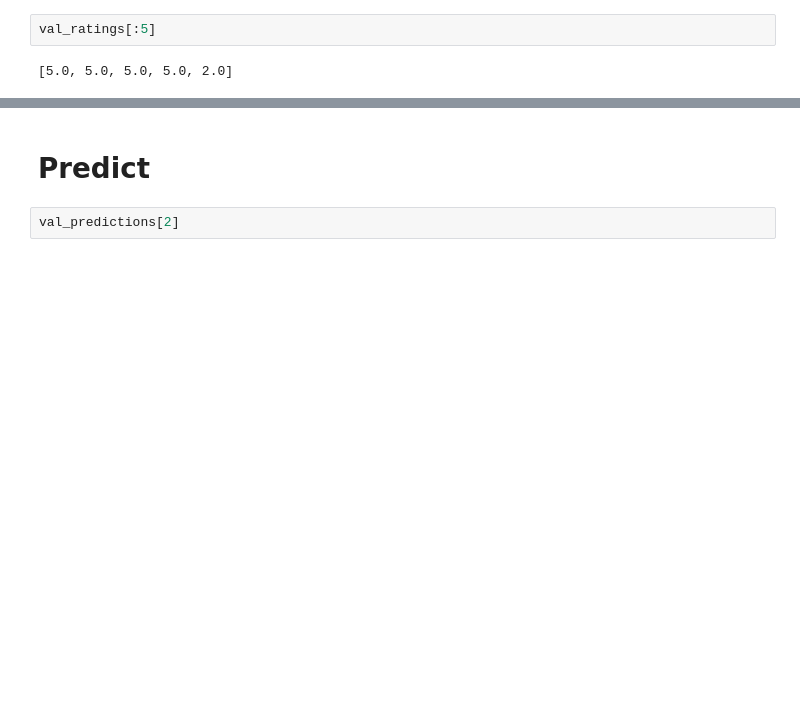
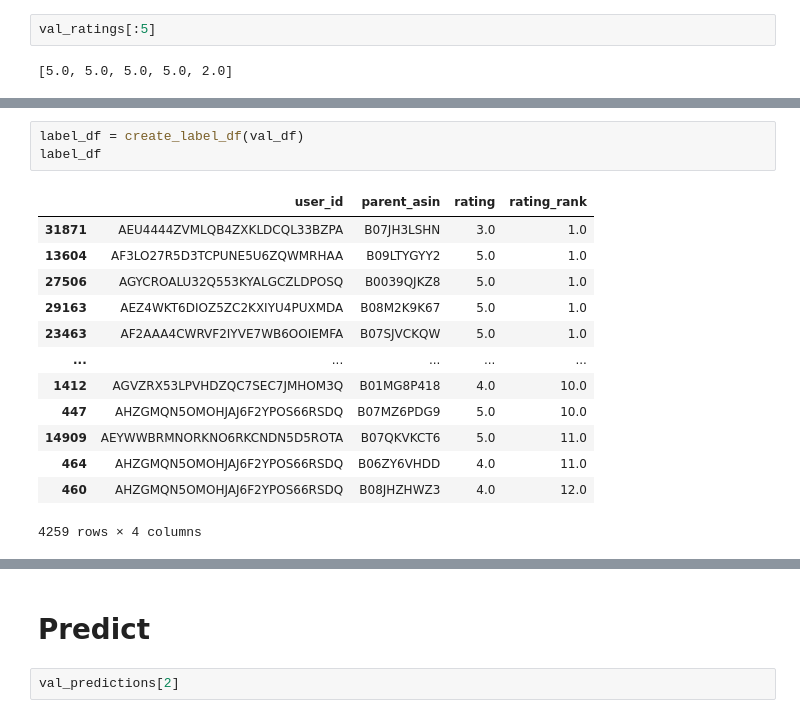
Before and after one commit to dvquy13/reco-algo, a Jupyter notebook: notebooks/cf_i2i.ipynb, the cells around one changed output, grey strips where cells are left out. Drawn from its saved outputs; the diff is of its cells as text; blank space fills up the shorter version.

```diff
--- a/notebooks/cf_i2i.ipynb
+++ b/notebooks/cf_i2i.ipynb
@@ -180,0 +277,17 @@ val_ratings[:5]
+# %%
+label_df = create_label_df(val_df)
+label_df
+# %% [output]
+|  | user_id | parent_asin | rating | rating_rank |
+| 31871 | AEU4444ZVMLQB4ZXKLDCQL33BZPA | B07JH3LSHN | 3.0 | 1.0 |
+| 13604 | AF3LO27R5D3TCPUNE5U6ZQWMRHAA | B09LTYGYY2 | 5.0 | 1.0 |
+| 27506 | AGYCROALU32Q553KYALGCZLDPOSQ | B0039QJKZ8 | 5.0 | 1.0 |
+| 29163 | AEZ4WKT6DIOZ5ZC2KXIYU4PUXMDA | B08M2K9K67 | 5.0 | 1.0 |
+| 23463 | AF2AAA4CWRVF2IYVE7WB6OOIEMFA | B07SJVCKQW | 5.0 | 1.0 |
+| ... | ... | ... | ... | ... |
+| 1412 | AGVZRX53LPVHDZQC7SEC7JMHOM3Q | B01MG8P418 | 4.0 | 10.0 |
+| 447 | AHZGMQN5OMOHJAJ6F2YPOS66RSDQ | B07MZ6PDG9 | 5.0 | 10.0 |
+| 14909 | AEYWWBRMNORKNO6RKCNDN5D5ROTA | B07QKVKCT6 | 5.0 | 11.0 |
+| 464 | AHZGMQN5OMOHJAJ6F2YPOS66RSDQ | B06ZY6VHDD | 4.0 | 11.0 |
+| 460 | AHZGMQN5OMOHJAJ6F2YPOS66RSDQ | B08JHZHWZ3 | 4.0 | 12.0 |
+4259 rows × 4 columns
```
Also changed, not shown: parts of 19 cells of this notebook, 11 other files.
